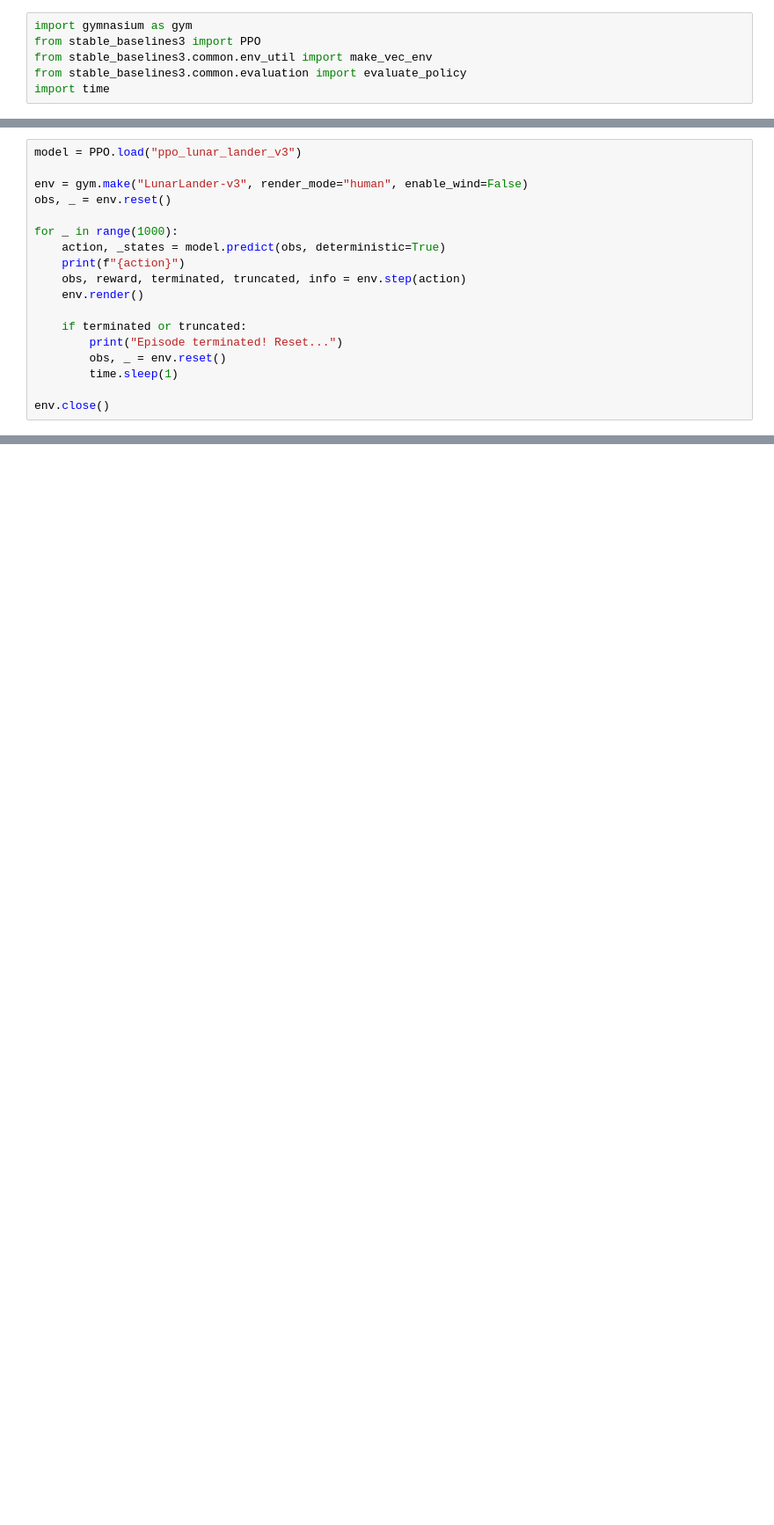
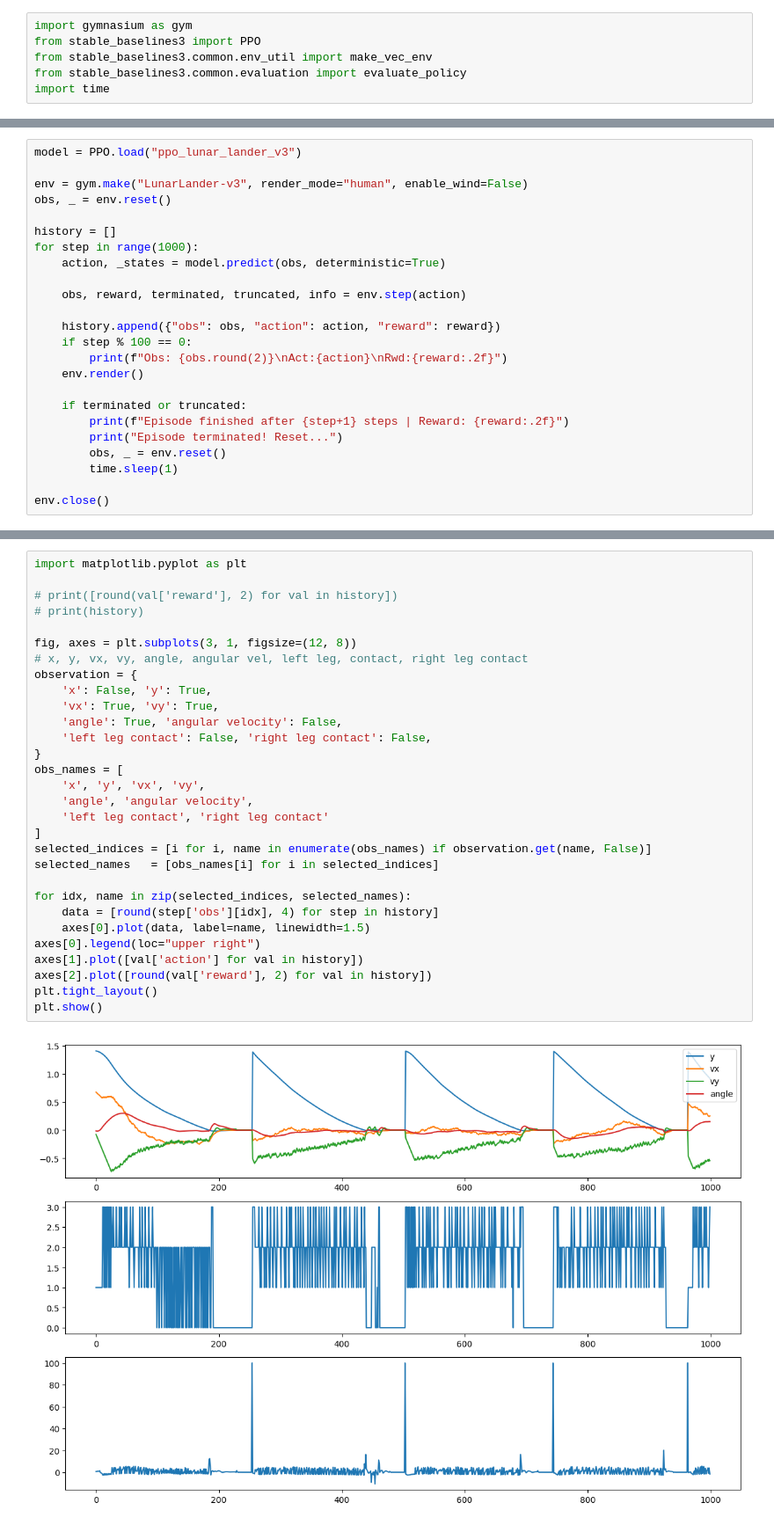
Before and after one commit to kar7mp5/RL_Study, a Jupyter notebook: lunar_sim.ipynb, the cells around one changed output, grey strips where cells are left out. Shown: that part at 88% size. Saved outputs shown, nothing was run; the diff lists cells and outputs as text; blank space fills up the shorter version.

Commit message:
feat: Add history

```diff
--- a/lunar_sim.ipynb
+++ b/lunar_sim.ipynb
@@ -50,13 +32,19 @@ model = PPO.load("ppo_lunar_lander_v3")
 env = gym.make("LunarLander-v3", render_mode="human", enable_wind=False)
 obs, _ = env.reset()
 
-for _ in range(1000):
+history = []
+for step in range(1000):
     action, _states = model.predict(obs, deterministic=True)
-    print(f"{action}")
+
     obs, reward, terminated, truncated, info = env.step(action)
+
+    history.append({"obs": obs, "action": action, "reward": reward})
+    if step % 100 == 0:
+        print(f"Obs: {obs.round(2)}\nAct:{action}\nRwd:{reward:.2f}")
     env.render()
 
     if terminated or truncated:
+        print(f"Episode finished after {step+1} steps | Reward: {reward:.2f}")
         print("Episode terminated! Reset...")
         obs, _ = env.reset()
         time.sleep(1)
@@ -66,0 +71,32 @@ NameError: name 'PPO' is not defined
+# %%
+import matplotlib.pyplot as plt
+
+# print([round(val['reward'], 2) for val in history])
+# print(history)
+
+fig, axes = plt.subplots(3, 1, figsize=(12, 8))
+# x, y, vx, vy, angle, angular vel, left leg, contact, right leg contact
+observation = {
+    'x': False, 'y': True,
+    'vx': True, 'vy': True,
+    'angle': True, 'angular velocity': False,
+    'left leg contact': False, 'right leg contact': False,
+}
+obs_names = [
+    'x', 'y', 'vx', 'vy',
+    'angle', 'angular velocity',
+    'left leg contact', 'right leg contact'
+]
+selected_indices = [i for i, name in enumerate(obs_names) if observation.get(name, False)]
+selected_names   = [obs_names[i] for i in selected_indices]
+
+for idx, name in zip(selected_indices, selected_names):
+    data = [round(step['obs'][idx], 4) for step in history]
+    axes[0].plot(data, label=name, linewidth=1.5)
+axes[0].legend(loc="upper right")
+axes[1].plot([val['action'] for val in history])
+axes[2].plot([round(val['reward'], 2) for val in history])
+plt.tight_layout()
+plt.show()
+# %% [output]
+[figure, added]
```
Also changed, not shown: parts of 2 cells of this notebook.
